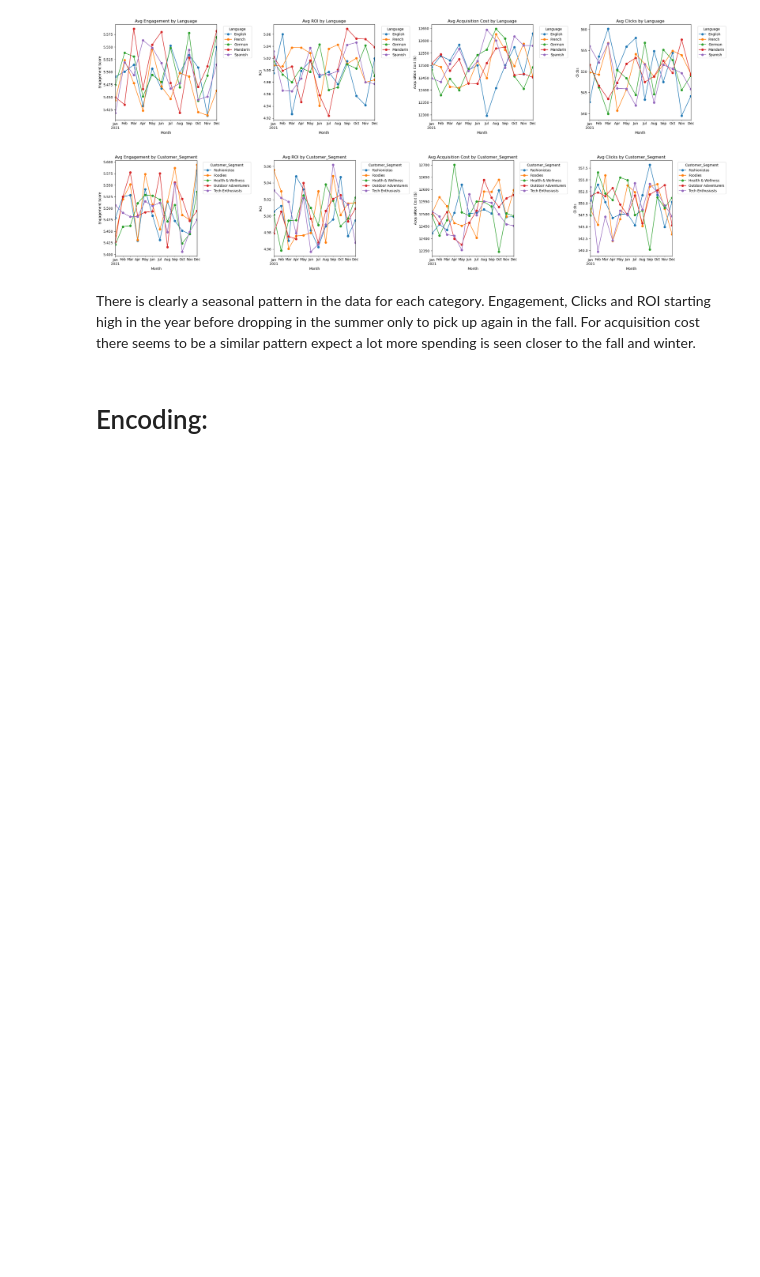
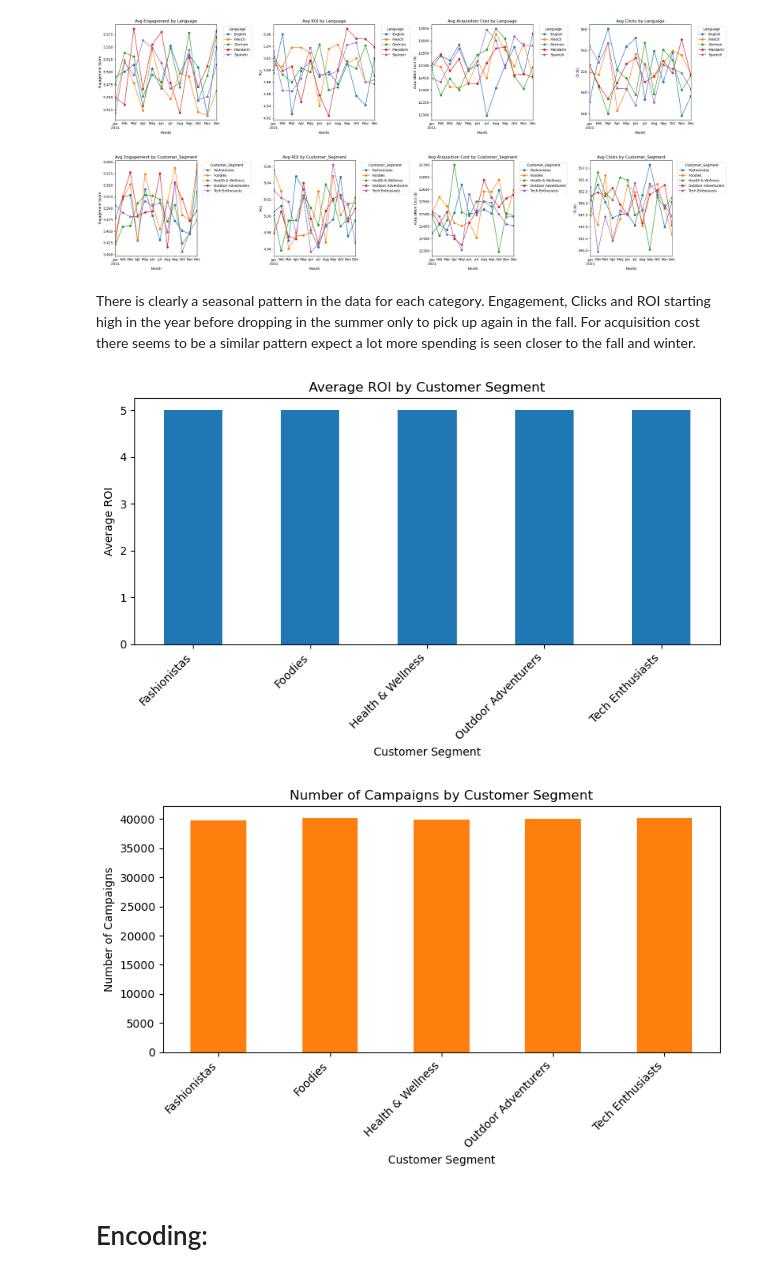
Before and after one commit to nikonlikes/DSSproject, a Jupyter notebook: dataExplor.ipynb, the cells around one changed output. Drawn from its saved outputs; the diff is of its cells as text; code cells hidden in the pictures; blank space fills up the shorter version.

```diff
--- a/dataExplor.ipynb
+++ b/dataExplor.ipynb
@@ -180,5 +230,31 @@ for col in columns_to_plot:
 [figure]
 # %% [markdown]
 There is clearly a seasonal pattern in the data for each category. Engagement, Clicks and ROI starting high in the year before dropping in the summer only to pick up again in the fall. For acquisition cost there seems to be a similar pattern expect a lot more spending is seen closer to the fall and winter.
+# %%
+roi_by_segment = df.groupby('Customer_Segment')['ROI'].mean().sort_index()
+count_by_segment = df['Customer_Segment'].value_counts().sort_index()
+
+# Plot average ROI per customer segment
+plt.figure(figsize=(8, 5))
+roi_by_segment.plot.bar(color='#1f77b4')
+plt.title('Average ROI by Customer Segment')
+plt.xlabel('Customer Segment')
+plt.ylabel('Average ROI')
+plt.xticks(rotation=45, ha='right')
+plt.tight_layout()
+plt.show()
+
+# Plot number of campaigns per customer segment
+plt.figure(figsize=(8, 5))
+count_by_segment.plot.bar(color='#ff7f0e')
+plt.title('Number of Campaigns by Customer Segment')
+plt.xlabel('Customer Segment')
+plt.ylabel('Number of Campaigns')
+plt.xticks(rotation=45, ha='right')
+plt.tight_layout()
+plt.show()
+# %% [output]
+[figure, added]
+[figure, added]
 # %% [markdown]
 # Encoding:
```
Also changed, not shown: parts of 6 cells of this notebook.
